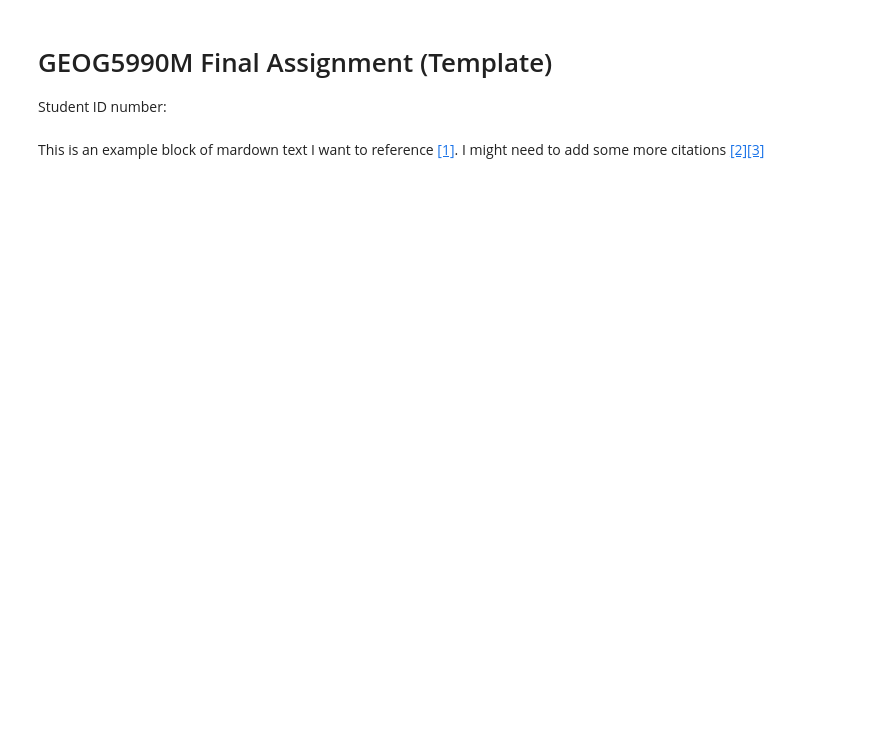
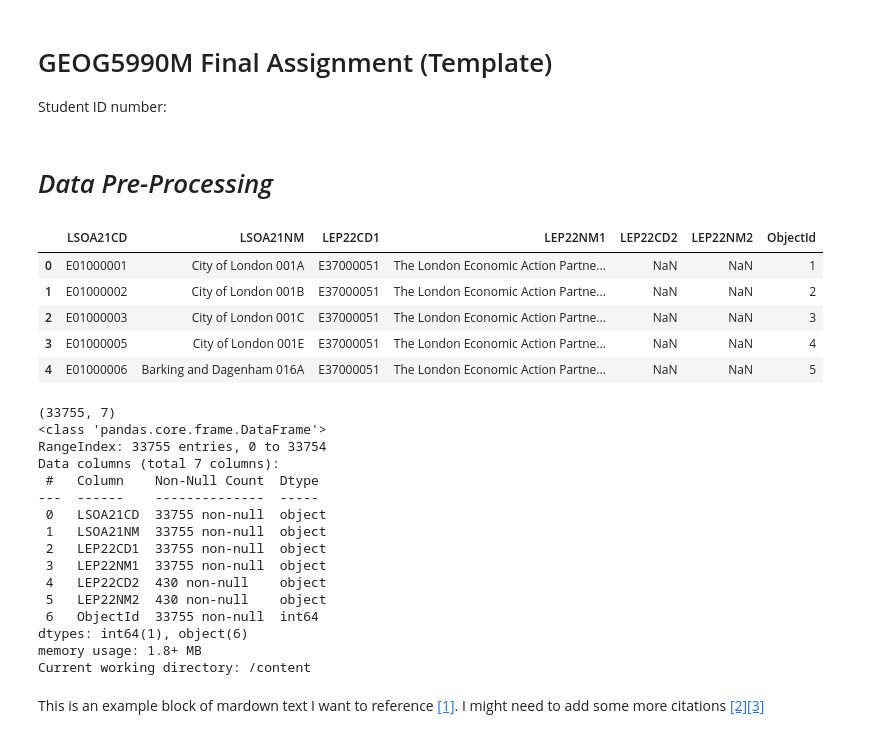
Before and after one commit to deeptanghosh02/GEOG5990M_Deeptanshu-Ghosh, a Jupyter notebook: notebooks/assignment_templates/GEOG5990M_Final_Project_template.ipynb, the cells around one changed output. Drawn from its saved outputs; the diff is of its cells as text; code cells hidden in the pictures; blank space fills up the shorter version.

```diff
--- a/notebooks/assignment_templates/GEOG5990M_Final_Project_template.ipynb
+++ b/notebooks/assignment_templates/GEOG5990M_Final_Project_template.ipynb
@@ -11,2 +16,62 @@ import geopandas as gpd
+# %% [markdown]
+# *Data Pre-Processing*
+# %%
+# Load the IMD data using the correct file path
+imd_df = pd.read_csv('/content/imd_2019.csv.csv')
+obesity_df = pd.read_csv('/content/obesity_ltla.csv.csv')
+
+# Load the LSOA boundaries (adjust path if needed)
+lsoa = gpd.read_file('/content/LSOA21_LEP22_EN_LU_V2_1257217511592315640.csv')
+lsoa = gpd.read_file('/content/Local_Authority_Districts_May_2023_UK_BFE_V2_6070521200333419231.csv')
+lsoa = gpd.read_file('/content/Leeds (1).geojson')
+
+import os
+import geopandas as gpd
+
+try:
+    # Try utf-8 encoding first
+    lsoa_df = pd.read_csv('LSOA21_LEP22_EN_LU_V2_1257217511592315640.csv', encoding='utf-8')
+except UnicodeDecodeError:
+    try:
+        # Try latin-1 encoding if utf-8 fails
+        lsoa_df = pd.read_csv('LSOA21_LEP22_EN_LU_V2_1257217511592315640.csv', encoding='latin-1')
+    except UnicodeDecodeError:
+        print("Error: Could not decode the CSV file with either utf-8 or latin-1 encoding.")
+        lsoa_df = None  # or raise an exception if you prefer to stop execution
+
+
+if lsoa_df is not None:
+    display(lsoa_df.head())
+    print(lsoa_df.shape)
+    lsoa_df.info()
+# Get the absolute path to the current directory
+current_dir = os.getcwd()
+print(f"Current working directory: {current_dir}")
+
+# Construct the absolute path to the data file
+data_file_path = os.path.join(current_dir, "data", "lsoa_boundaries.geojson")
+# %% [output]
+|  | LSOA21CD | LSOA21NM | LEP22CD1 | LEP22NM1 | LEP22CD2 | LEP22NM2 | ObjectId |
+| 0 | E01000001 | City of London 001A | E37000051 | The London Economic Action Partne... | NaN | NaN | 1 |
+| 1 | E01000002 | City of London 001B | E37000051 | The London Economic Action Partne... | NaN | NaN | 2 |
+| 2 | E01000003 | City of London 001C | E37000051 | The London Economic Action Partne... | NaN | NaN | 3 |
+| 3 | E01000005 | City of London 001E | E37000051 | The London Economic Action Partne... | NaN | NaN | 4 |
+| 4 | E01000006 | Barking and Dagenham 016A | E37000051 | The London Economic Action Partne... | NaN | NaN | 5 |
+(33755, 7)
+<class 'pandas.core.frame.DataFrame'>
+RangeIndex: 33755 entries, 0 to 33754
+Data columns (total 7 columns):
+ #   Column    Non-Null Count  Dtype
+---  ------    --------------  -----
+ 0   LSOA21CD  33755 non-null  object
+ 1   LSOA21NM  33755 non-null  object
+ 2   LEP22CD1  33755 non-null  object
+ 3   LEP22NM1  33755 non-null  object
+ 4   LEP22CD2  430 non-null    object
+ 5   LEP22NM2  430 non-null    object
+ 6   ObjectId  33755 non-null  int64
+dtypes: int64(1), object(6)
+memory usage: 1.8+ MB
+Current working directory: /content
 # %% [markdown]
 This is an example block of mardown text I want to reference <a href="#ref1">[1]</a>. I might need to add some more citations <a href="#ref2">[2]</a><a href="#ref2">[3]</a>
```
Also changed, not shown: parts of 9 cells of this notebook.
